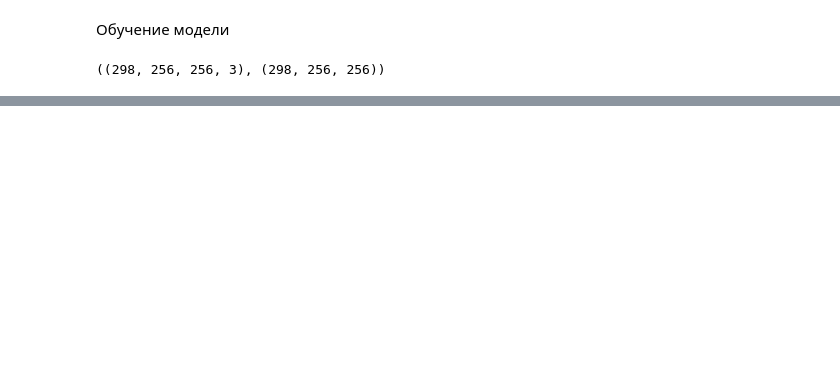
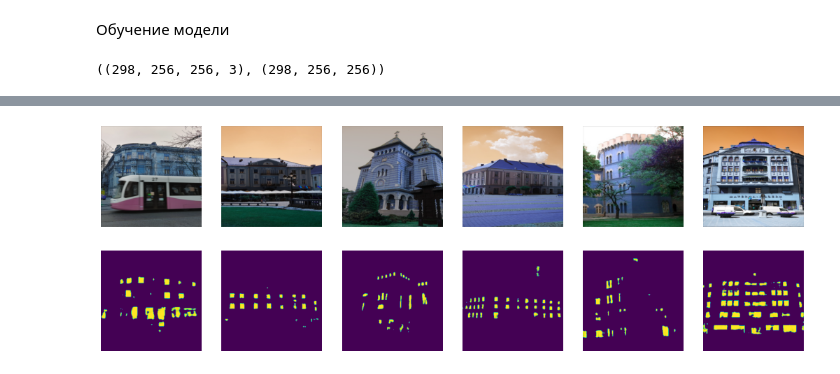
Before and after one commit to Tyrannozavr/machine_learning, a Jupyter notebook: segmentation.ipynb, the cells around one changed output, grey strips where cells are left out. Saved outputs shown, nothing was run; the diff lists cells and outputs as text; code cells hidden in the pictures; blank space fills up the shorter version.

```diff
--- a/segmentation.ipynb
+++ b/segmentation.ipynb
@@ -288,0 +318,9 @@ NameError: ignored
+# %%
+with torch.no_grad():
+  x = next(iter(data_ts))[0]
+  x = x.to(device)
+  res = seg_model(x)
+  res[res<0.7] = 0
+  res = res.cpu().detach().numpy()
+  x = x.cpu()
+showing_result(x, res)
@@ -288,0 +329,11 @@ NameError: ignored
+# %%
+with torch.no_grad():
+  x = next(iter(data_ts))[0]
+  x = x.to(device)
+  res = seg_model(x)
+  res[res<0.7] = 0
+  res = res.cpu().detach().numpy()
+  x = x.cpu()
+showing_result(x, res)
+# %% [output]
+[figure, added]
```
Also changed, not shown: parts of 24 cells of this notebook.
